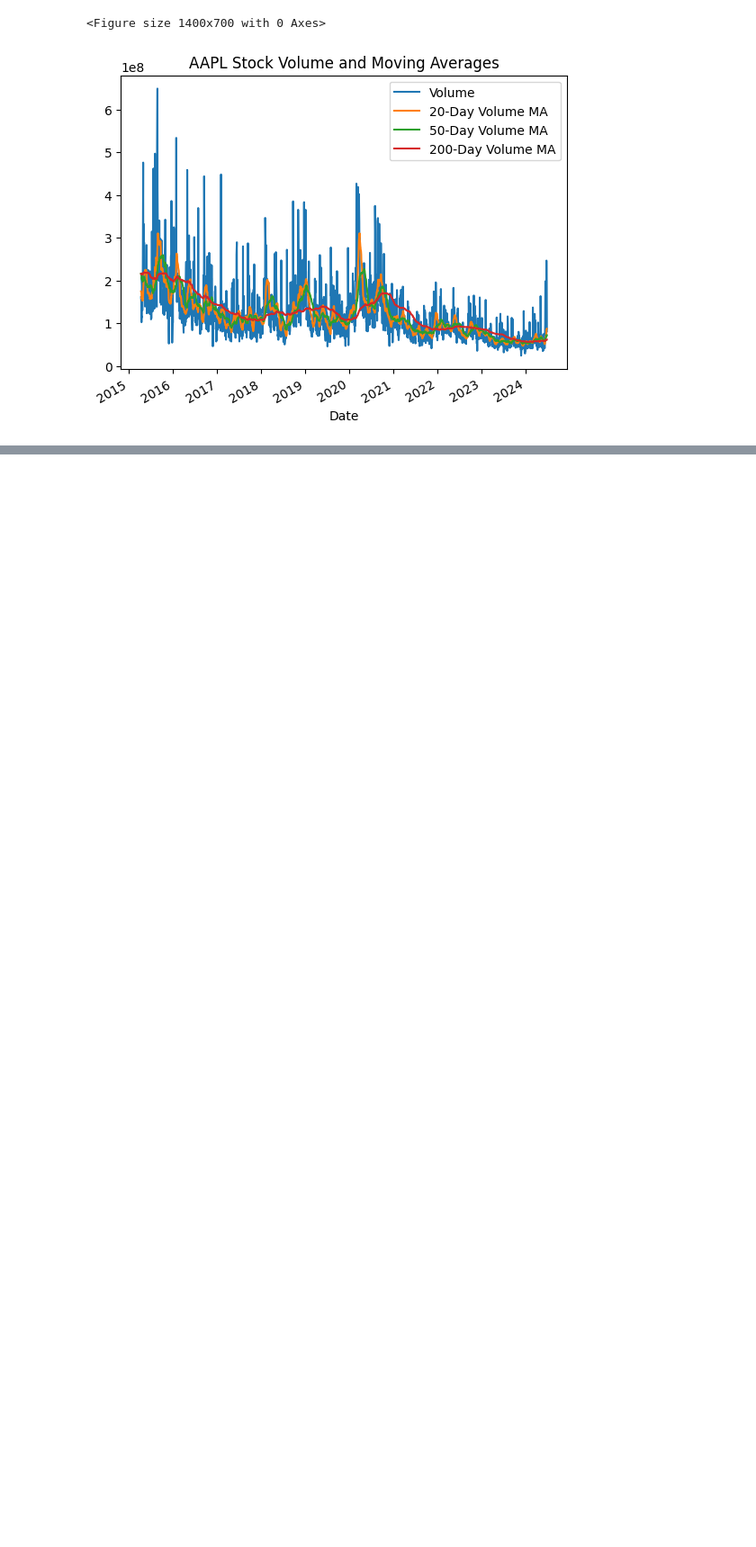
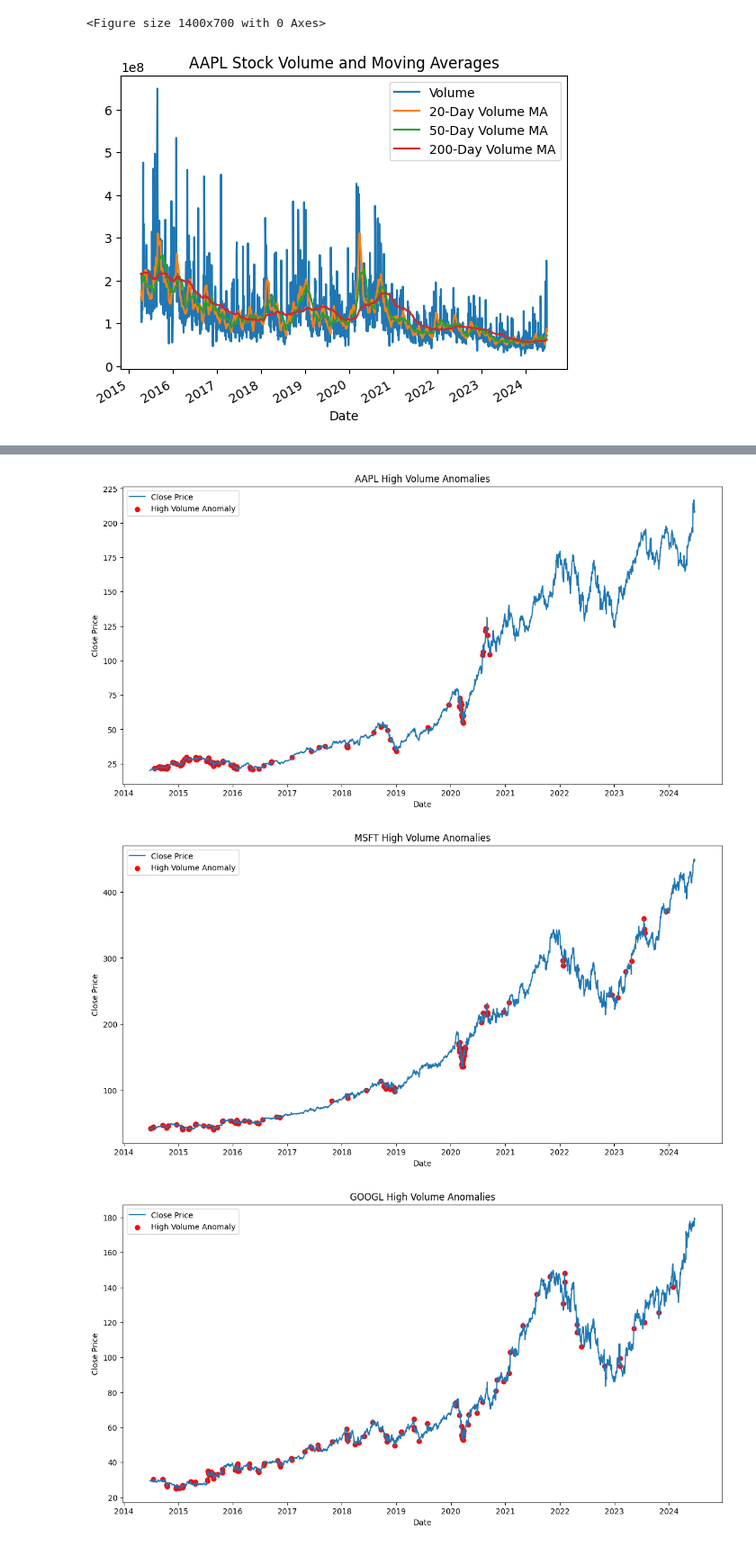
Before and after one commit to meetguleria/stock-scope, a Jupyter notebook: stock-scope-backend/notebooks/Data_ETLA.ipynb, the cells around one changed output, grey strips where cells are left out. Shown at 90% size. Cells and saved outputs as stored; diff of their text form; code cells hidden in the pictures; blank space fills up the shorter version.

```diff
--- a/stock-scope-backend/notebooks/Data_ETLA.ipynb
+++ b/stock-scope-backend/notebooks/Data_ETLA.ipynb
@@ -186,0 +200,20 @@ plot_eda(preprocessed_data, 'AAPL')
+# %%
+# High Volume Anomalies
+def identify_high_volume_anomalies(df, ticker, threshold=2):
+  volume_mean = df['Volume'].mean()
+  volume_std = df['Volume'].std()
+  high_volume_threshold = volume_mean + (threshold * volume_std)
+  df['High Volume Anomaly'] = df['Volume'] > high_volume_threshold
+
+  # Return and print the high-volume anomalies
+  anomalies = df[df['High Volume Anomaly']]
+  print(f"High-Volume Anomalies for {ticker}:")
+  print(anomalies[['Volume', 'High Volume Anomaly']])
+
+  return df
+
+# Apply the function to the stocks data
+tickers_to_check = ['AAPL', 'MSFT', 'GOOGL', 'TSLA', 'AMZN']
+
+for ticker in tickers_to_check:
+    identify_high_volume_anomalies(all_stock_data[ticker], ticker)
@@ -186,0 +238,22 @@ plot_eda(preprocessed_data, 'AAPL')
+# %%
+def plot_high_volume_anomalies(df, ticker):
+  plt.figure(figsize=(14, 7))
+
+  plt.plot(df.index, df['Close'], label='Close Price')
+  plt.scatter(df.index[df['High Volume Anomaly']],
+              df['Close'][df['High Volume Anomaly']],
+              color='red', label='High Volume Anomaly', marker='o')
+
+  plt.title(f'{ticker} High Volume Anomalies')
+  plt.xlabel('Date')
+  plt.ylabel('Close Price')
+  plt.legend()
+  plt.show()
+
+# Apply the function to visualize
+for ticker in tickers_to_check:
+    plot_high_volume_anomalies(all_stock_data[ticker], ticker)
+# %% [output]
+[figure, added]
+[figure, added]
+[figure, added]
```
Also changed, not shown: parts of 6 cells of this notebook, 1 other file.
